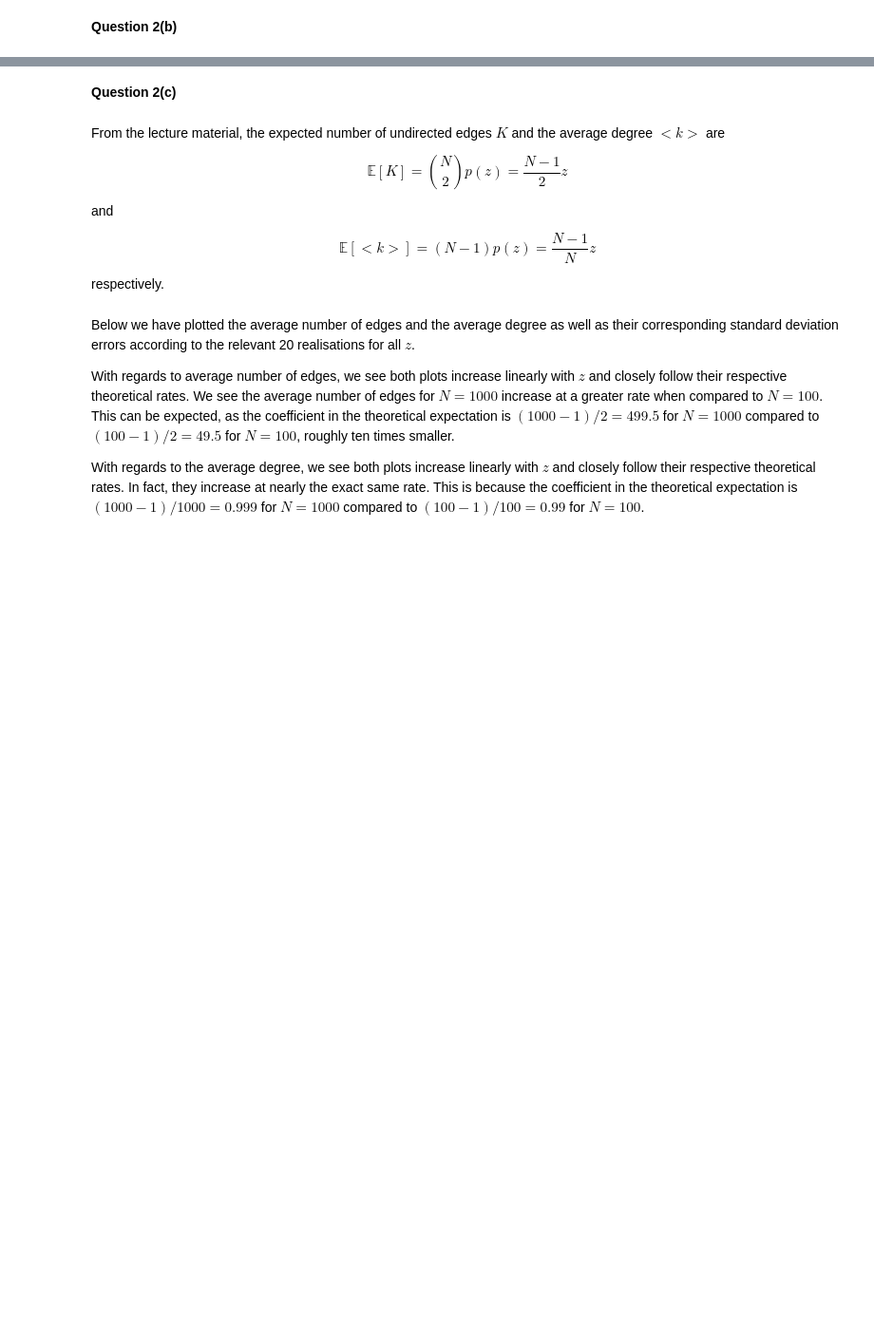
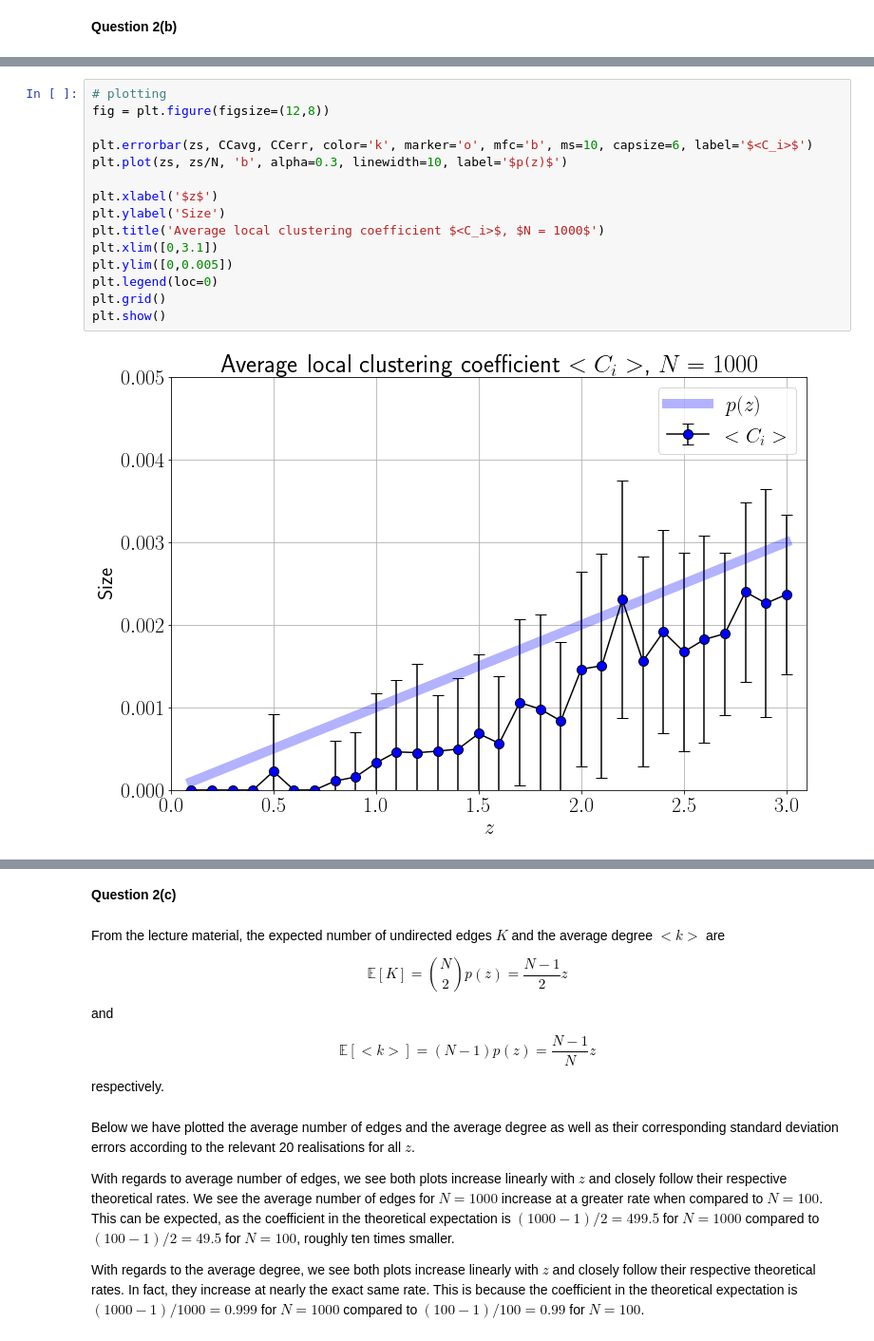
Before and after one commit to ndoyle815/MA933, a Jupyter notebook: MA933_assignment3_2260253.ipynb, the cells around one changed output, grey strips where cells are left out. Shown at 95% size. Cells and saved outputs as stored; diff of their text form; blank space fills up the shorter version.

```diff
--- a/MA933_assignment3_2260253.ipynb
+++ b/MA933_assignment3_2260253.ipynb
@@ -138,0 +140,17 @@ comments
+# %%
+# plotting
+fig = plt.figure(figsize=(12,8))
+
+plt.errorbar(zs, CCavg, CCerr, color='k', marker='o', mfc='b', ms=10, capsize=6, label='$<C_i>$')
+plt.plot(zs, zs/N, 'b', alpha=0.3, linewidth=10, label='$p(z)$')
+
+plt.xlabel('$z$')
+plt.ylabel('Size')
+plt.title('Average local clustering coefficient $<C_i>$, $N = 1000$')
+plt.xlim([0,3.1])
+plt.ylim([0,0.005])
+plt.legend(loc=0)
+plt.grid()
+plt.show()
+# %% [output]
+[figure, added]
```
Also changed, not shown: parts of 41 cells of this notebook.
